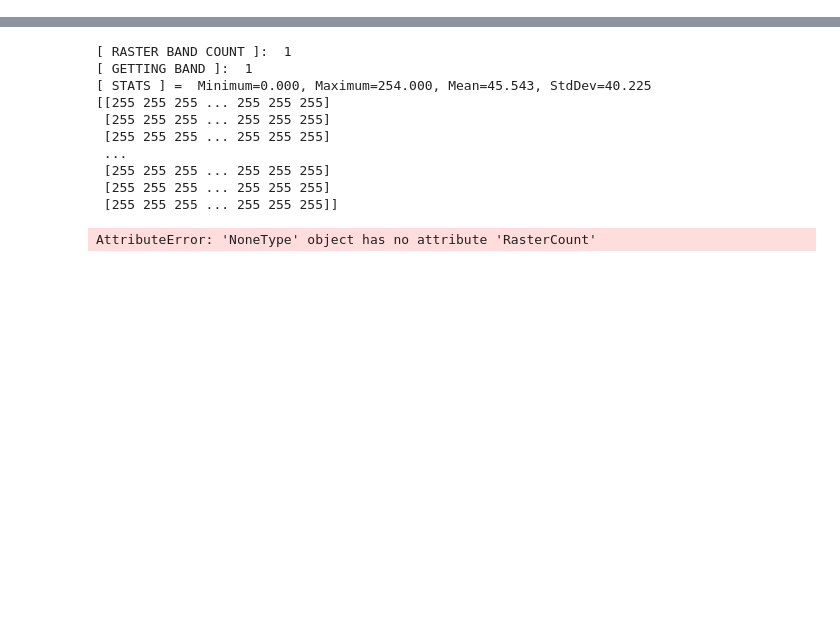
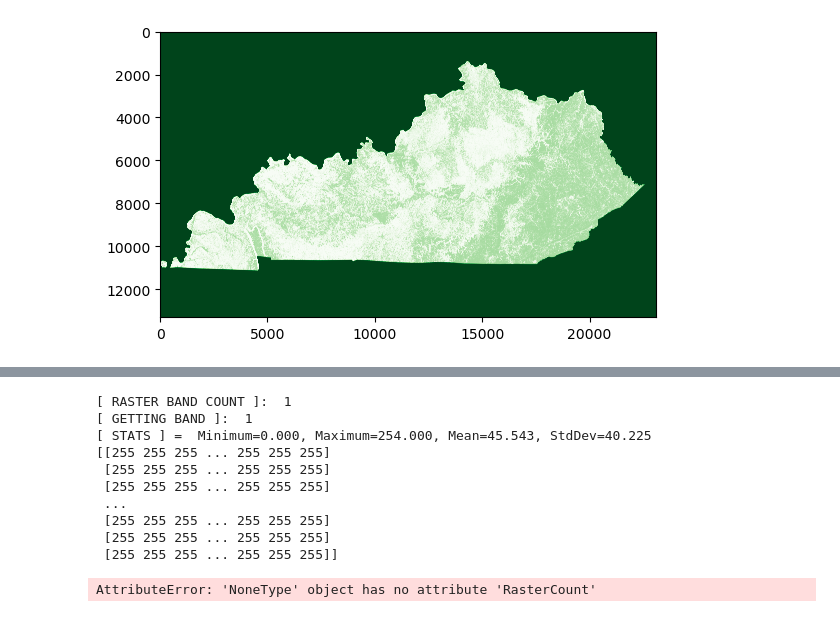
Before and after one commit to MichaelAmmerman/GEO674FinalProject, a Jupyter notebook: notebooks/Untitled.ipynb, the cells around one changed output, grey strips where cells are left out. Drawn from its saved outputs; the diff is of its cells as text; code cells hidden in the pictures; blank space fills up the shorter version.

```diff
--- a/notebooks/Untitled.ipynb
+++ b/notebooks/Untitled.ipynb
@@ -4,0 +90,8 @@
+# %%
+import rasterio
+from matplotlib import pyplot
+src = rasterio.open("images/Ky1Can.tif")
+pyplot.imshow(src.read(1), cmap='Greens')
+pyplot.show()
+# %% [output]
+[figure, added]
```
Also changed, not shown: parts of 7 cells of this notebook, 4 other files.
